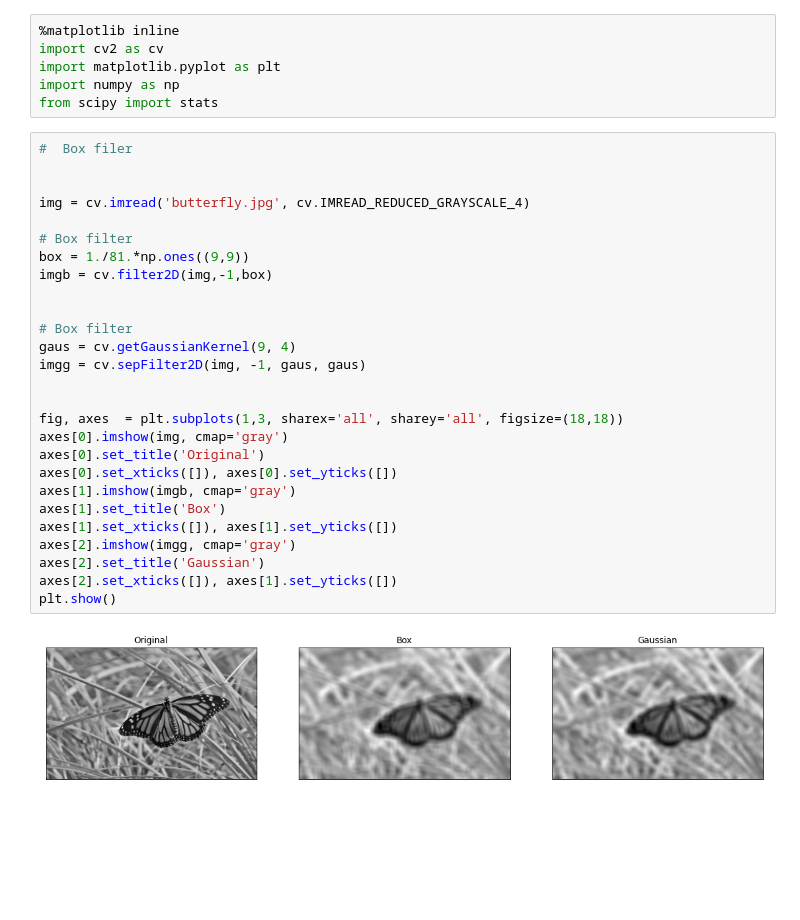
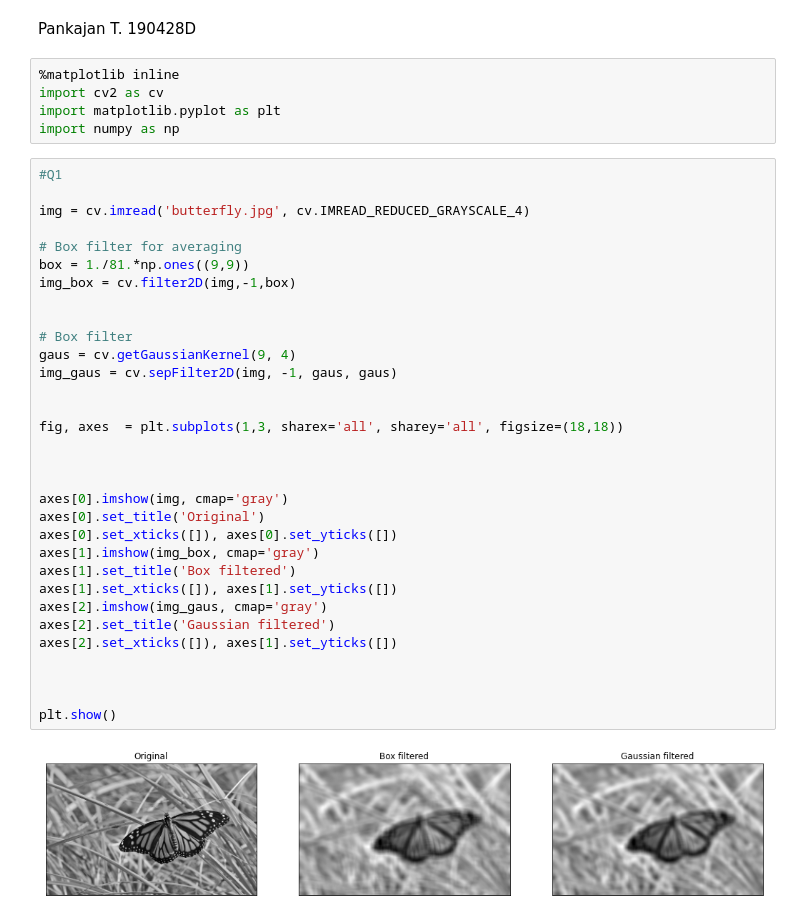
Before and after one commit to pankajan-T/Image-Processing-Fundamental, a Jupyter notebook: Ex3/Exercise_3.ipynb, the cells around one changed output. Drawn from its saved outputs; the diff is of its cells as text; blank space fills up the shorter version.

```diff
--- a/Ex3/Exercise_3.ipynb
+++ b/Ex3/Exercise_3.ipynb
@@ -1,36 +1,43 @@
+# %% [markdown]
+Pankajan T.
+190428D
 # %%
 %matplotlib inline
 import cv2 as cv
 import matplotlib.pyplot as plt
 import numpy as np
-from scipy import stats
 # %%
-#  Box filer
-
+#Q1
 
 img = cv.imread('butterfly.jpg', cv.IMREAD_REDUCED_GRAYSCALE_4)
 
-# Box filter
+# Box filter for averaging
 box = 1./81.*np.ones((9,9))
-imgb = cv.filter2D(img,-1,box)
+img_box = cv.filter2D(img,-1,box)
 
 
 # Box filter
 gaus = cv.getGaussianKernel(9, 4)
-imgg = cv.sepFilter2D(img, -1, gaus, gaus)
+img_gaus = cv.sepFilter2D(img, -1, gaus, gaus)
 
 
 fig, axes  = plt.subplots(1,3, sharex='all', sharey='all', figsize=(18,18))
+
+
+
 axes[0].imshow(img, cmap='gray')
 axes[0].set_title('Original')
 axes[0].set_xticks([]), axes[0].set_yticks([])
-axes[1].imshow(imgb, cmap='gray')
-axes[1].set_title('Box')
+axes[1].imshow(img_box, cmap='gray')
+axes[1].set_title('Box filtered')
 axes[1].set_xticks([]), axes[1].set_yticks([])
-axes[2].imshow(imgg, cmap='gray')
-axes[2].set_title('Gaussian')
+axes[2].imshow(img_gaus, cmap='gray')
+axes[2].set_title('Gaussian filtered')
 axes[2].set_xticks([]), axes[1].set_yticks([])
+
+
+
 plt.show()
 # %% [output]
-[figure, old version]
+[figure, new version]
 # %%
```
Also changed, not shown: parts of 6 cells of this notebook, 5 other files.
